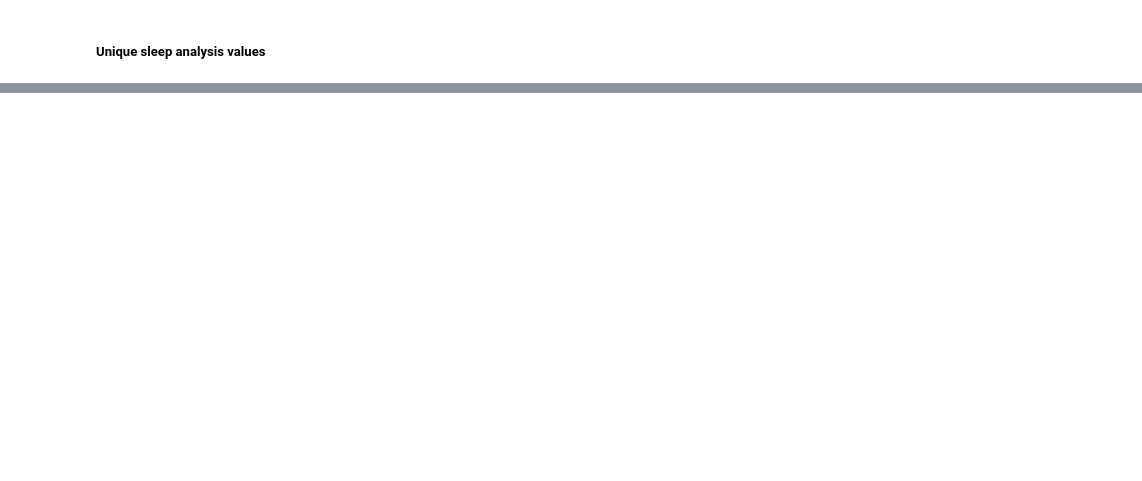
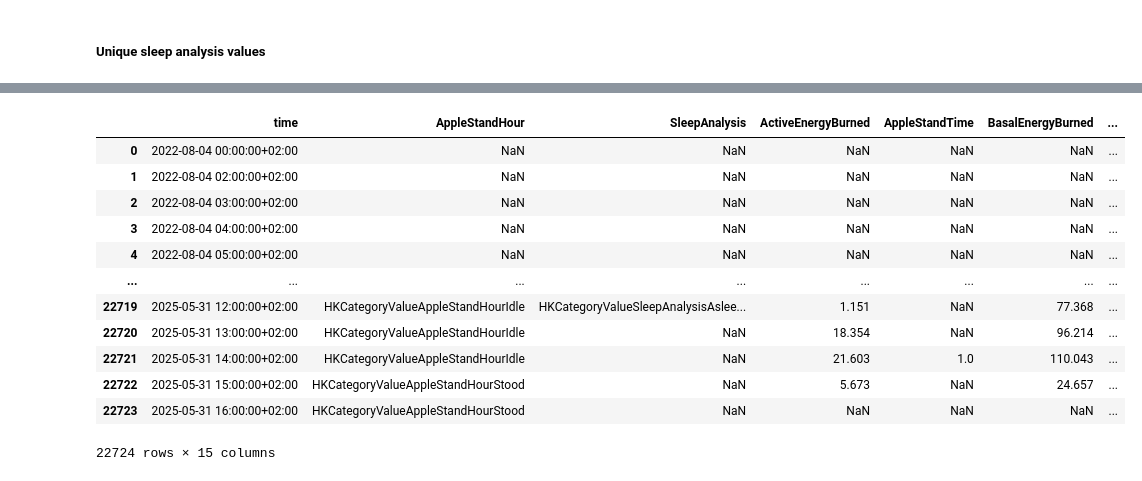
Before and after one commit to ERJLM/ML4QS, a Jupyter notebook: src/data_collection.ipynb, the cells around one changed output, grey strips where cells are left out. Cells and saved outputs as stored; diff of their text form; code cells hidden in the pictures; blank space fills up the shorter version.

```diff
--- a/src/data_collection.ipynb
+++ b/src/data_collection.ipynb
@@ -206,0 +300,17 @@ Name: value, dtype: int64
+# %%
+# Extract the hour from the creation date
+data['endDate'] = pd.to_datetime(data['endDate'])
+data['time'] = data['endDate'].dt.floor('H')
+
+# Prepare the result DataFrame
+final_df = pd.DataFrame(index=data['time'].sort_values().unique())
+
+# Loop through types and aggregate
+for type_col, func in agg_funcs.items():
+    grouped = (
+        data.loc[data['type'] == type_col]
+            .groupby('time')['value']
+            .agg(func)
+            .rename(type_col)
+    )
+    final_df = final_df.join(grouped, how='left')
@@ -206,0 +330,12 @@ Name: value, dtype: int64
+# %%
+grouped_temp = (
+    data.groupby('time')['SleepDuration']
+        .mean()  # or .agg(func)
+        .rename('SleepDuration')
+)
+
+final_df = final_df.join(grouped_temp, how='left')
+
+
+final_df = final_df.reset_index().rename(columns={'index': 'time'})
+final_df
@@ -206,0 +378,5 @@ Name: value, dtype: int64
+# %%
+missing_fraction = final_df.isna().sum() / len(final_df)
+cols_below_0_5 = missing_fraction[missing_fraction < 0.7].index.to_list()
+df = final_df[cols_below_0_5]
+df
@@ -206,0 +397,18 @@ Name: value, dtype: int64
+# %%
+df.columns = df.columns.str.replace(r"HKQuantityTypeIdentifier", "", regex=True)
+df.columns = df.columns.str.replace(r"HKCategoryTypeIdentifier", "", regex=True)
+df
+# %% [output]
+|  | time | AppleStandHour | SleepAnalysis | ActiveEnergyBurned | AppleStandTime | BasalEnergyBurned | ... |
+| 0 | 2022-08-04 00:00:00+02:00 | NaN | NaN | NaN | NaN | NaN | ... |
+| 1 | 2022-08-04 02:00:00+02:00 | NaN | NaN | NaN | NaN | NaN | ... |
+| 2 | 2022-08-04 03:00:00+02:00 | NaN | NaN | NaN | NaN | NaN | ... |
+| 3 | 2022-08-04 04:00:00+02:00 | NaN | NaN | NaN | NaN | NaN | ... |
+| 4 | 2022-08-04 05:00:00+02:00 | NaN | NaN | NaN | NaN | NaN | ... |
+| ... | ... | ... | ... | ... | ... | ... | ... |
+| 22719 | 2025-05-31 12:00:00+02:00 | HKCategoryValueAppleStandHourIdle | HKCategoryValueSleepAnalysisAslee... | 1.151 | NaN | 77.368 | ... |
+| 22720 | 2025-05-31 13:00:00+02:00 | HKCategoryValueAppleStandHourIdle | NaN | 18.354 | NaN | 96.214 | ... |
+| 22721 | 2025-05-31 14:00:00+02:00 | HKCategoryValueAppleStandHourIdle | NaN | 21.603 | 1.0 | 110.043 | ... |
+| 22722 | 2025-05-31 15:00:00+02:00 | HKCategoryValueAppleStandHourStood | NaN | 5.673 | NaN | 24.657 | ... |
+| 22723 | 2025-05-31 16:00:00+02:00 | HKCategoryValueAppleStandHourStood | NaN | NaN | NaN | NaN | ... |
+22724 rows × 15 columns
```
Also changed, not shown: parts of 23 cells of this notebook, 54 other files.
